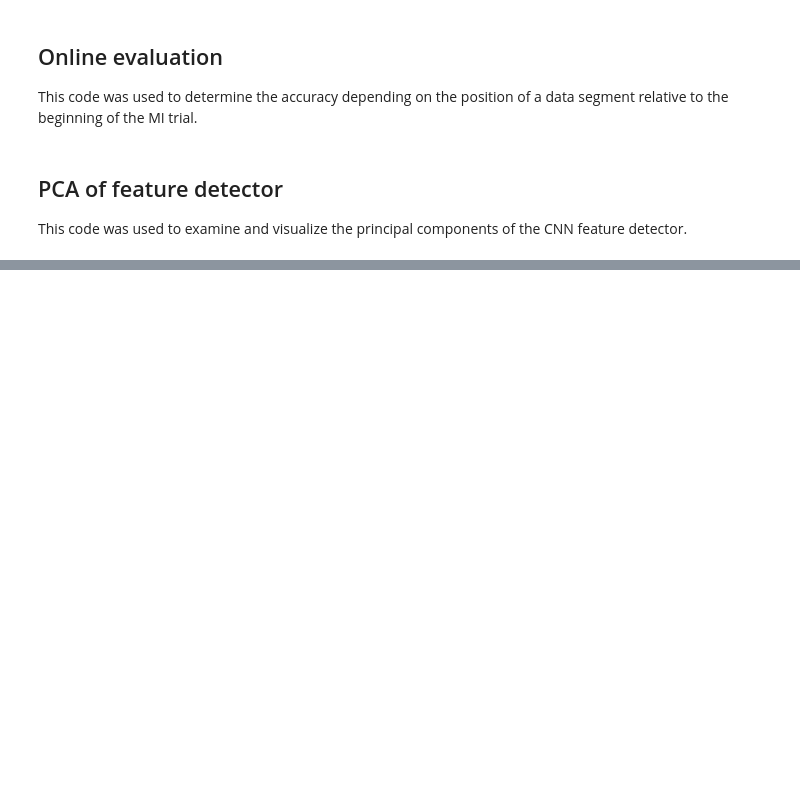
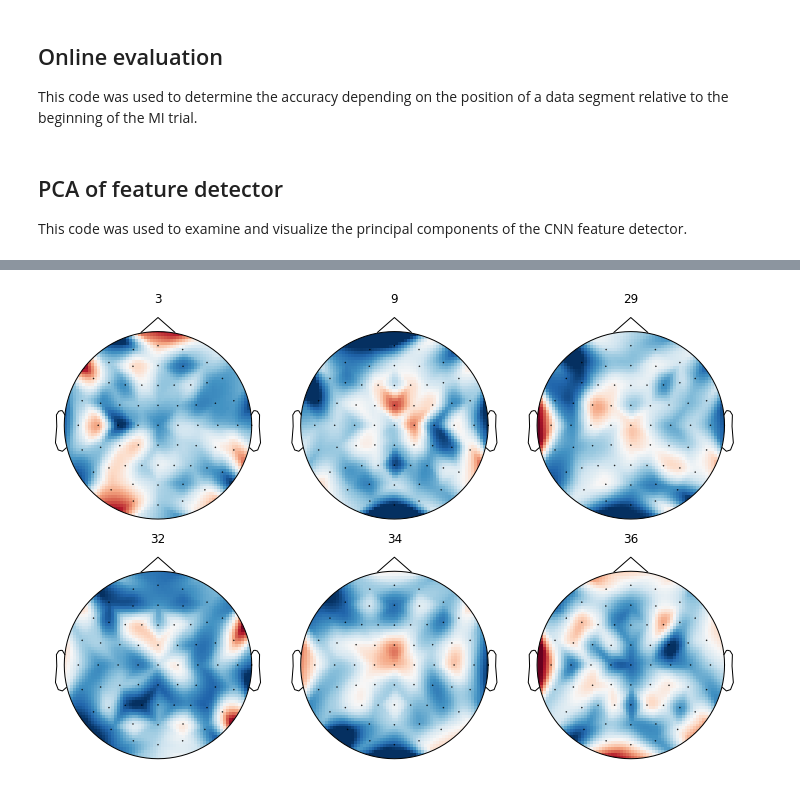
Before and after one commit to hauke-d/cnn-eeg, a Jupyter notebook: main.ipynb, the cells around one changed output, grey strips where cells are left out. Cells and saved outputs as stored; diff of their text form; code cells hidden in the pictures; blank space fills up the shorter version.

```diff
--- a/main.ipynb
+++ b/main.ipynb
@@ -252,0 +314,41 @@ for i, name in enumerate(fnames):
+# %%
+import numpy as np
+import models
+from scipy.signal import freqz
+import math
+from matplotlib import pyplot as plt
+from matplotlib2tikz import save as tikz_save
+import util
+
+electrodes = range(64)
+nclasses=3
+input_length = 3 * 160
+
+model = models.create_raw_model(
+    nchan=len(electrodes),
+    nclasses=nclasses,
+    trial_length=input_length
+)
+
+model.load_weights("weights-3cl-0.hdf5")
+
+idx = range(42) + range(44,63)
+
+channels = model.get_weights()[2][0,idx,:,:].mean(2)
+positions = util.projection_2d(util.get_physionet_electrode_positions())[idx,:]
+# %%
+import mne
+from matplotlib2tikz import save as save_tikz
+
+#selection=[0,3,7,9,15,18,21,25,27,29,32,34,36,38,39]
+selection=[3,9,29,32,34,36]
+fig, axes = plt.subplots(nrows=2, ncols=3, figsize=(10,7))
+for i,idx in enumerate(selection):
+    ax = axes[i/3,i%3]
+    ax.set_title(idx)
+    mne.viz.plot_topomap(channels[:,idx], positions, show=False, axes=ax, contours=0, image_interp="nearest")
+
+fig.tight_layout()
+fig.savefig("foo.pdf", bbox_inches='tight')
+# %% [output]
+[figure, added]
```
Also changed, not shown: parts of 5 cells of this notebook, 2 other files.
